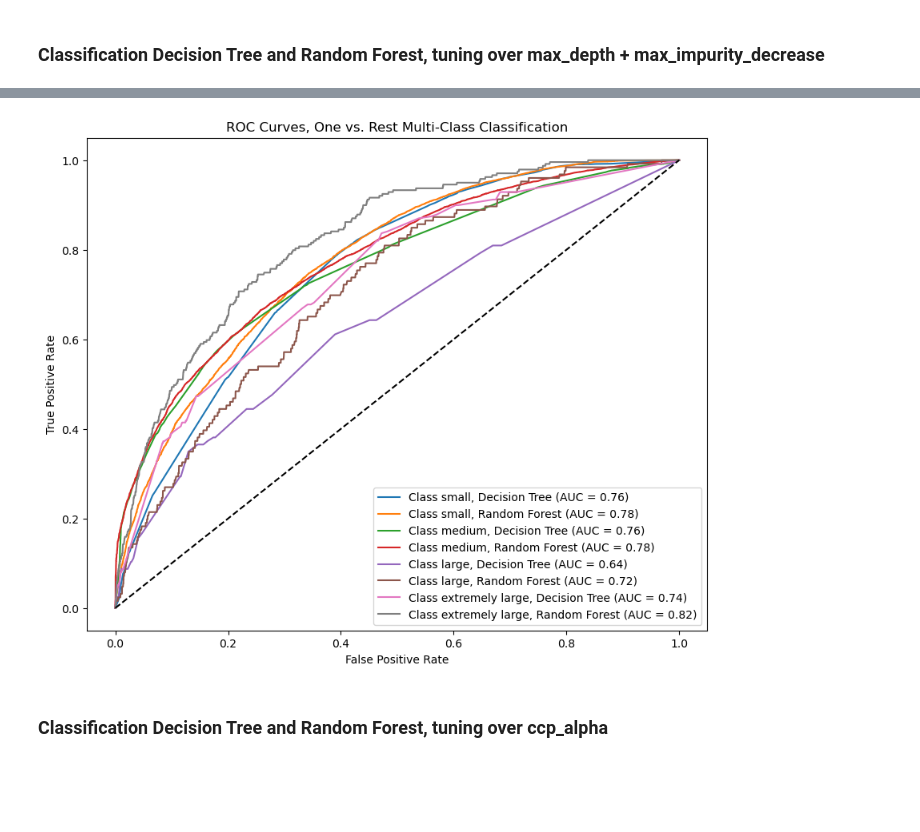
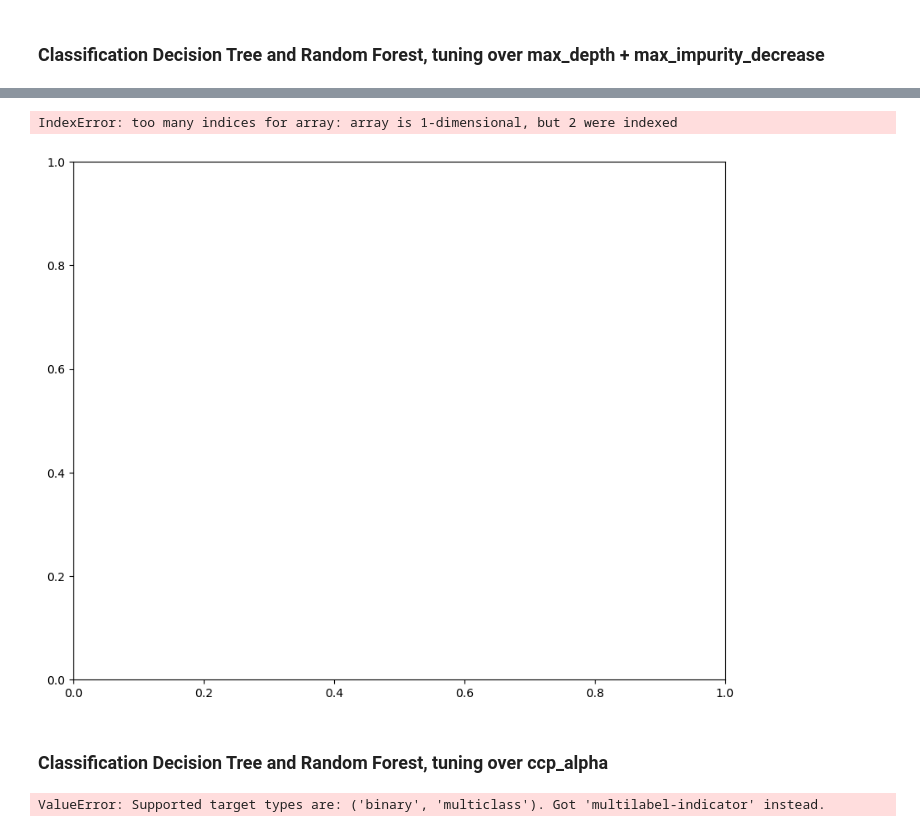
Before and after one commit to danielsavila/Forest-Fire-Prediction, a Jupyter notebook: forest_fire_prediction.ipynb, the cells around one changed output, grey strips where cells are left out. Drawn from its saved outputs; the diff is of its cells as text; code cells hidden in the pictures; blank space fills up the shorter version.

Commit message:
added ccp_alpha tuning to categorical random_forest, broke model. clean up and produce summary of work

```diff
--- a/forest_fire_prediction.ipynb
+++ b/forest_fire_prediction.ipynb
@@ -193,9 +193,9 @@ random_forest = RandomForestRegressor(n_estimators = 30,
                                       n_jobs = -1)
 kfcv = KFold()
 # I use the same paramters as the decision tree model to tune over
-parameters = {"min_impurity_decrease": impurity_decrease,
+parameters_depth_impurity = {"min_impurity_decrease": impurity_decrease,
               "max_depth": depth}
-gscv = RandomizedSearchCV(random_forest, parameters, cv = kfcv, n_jobs = -1, n_iter = 50, random_state = 20)
+gscv = RandomizedSearchCV(random_forest, parameters_depth_impurity, cv = kfcv, n_jobs = -1, n_iter = 50, random_state = 20)
 
 gscv.fit(X_train, y_train)
 print(gscv.best_estimator_)
@@ -328,14 +328,14 @@ tree = DecisionTreeClassifier()
 random_forest = RandomForestClassifier(n_estimators = 30, random_state = 20)
 
 labels = fbc_expanded.loc[:, "fire_size_cat"]
-labels = label_binarize(labels, classes = ["small", "medium", "large", "extremely large"])
 features = fbc_expanded.drop(["fire_size", "fire_size_cat"], axis = 1)
+skfcv = StratifiedKFold(n_splits = 5, shuffle = True, random_state = 20)
 
 X_train, X_test, y_train, y_test = train_test_split(features, labels, test_size = .3, random_state = 20, shuffle = True)
 
 randomized_search_tree = RandomizedSearchCV(tree,
-                                            parameters,
-                                            cv = kfcv,
+                                            parameters_depth_impurity,
+                                            cv = skfcv,
                                             n_iter = 50,
                                             n_jobs = -1,
                                             random_state = 20)
@@ -343,8 +343,8 @@ randomized_search_tree.fit(X_train, y_train)
 print(randomized_search_tree.best_estimator_)
 
 randomized_search_random_forest = RandomizedSearchCV(random_forest,
-                                                     parameters,
-                                                     cv = kfcv,
+                                                     parameters_depth_impurity,
+                                                     cv = skfcv,
                                                      n_iter = 50,
                                                      n_jobs = -1,
                                                      random_state = 20)
@@ -357,44 +367,45 @@ RandomForestClassifier(ccp_alpha=3.189374999999989e-05, n_estimators=30,
 # %%
 #fitting optimized decision tree and random forest classification models
-tree = DecisionTreeClassifier(max_depth = 18,
-                              min_impurity_decrease = 0.00000001)
+#note that the min_impurity_decrease is so small from the previous cell that it is not really worth integrating into these models.
+tree = DecisionTreeClassifier(max_depth = 14)
 
 random_forest = RandomForestClassifier(max_depth = 18,
-                                       min_impurity_decrease = 0.00000001,
                                        n_estimators = 30,
                                        random_state = 20)
 
+y_test_binarized = label_binarize(labels, classes = ["small", "medium", "large", "extremely large"])
 
 tree.fit(X_train, y_train)
 tree_predict_proba = np.array(tree.predict_proba(X_test))
 
 random_forest.fit(X_train, y_train)
 random_forest_predict_proba = np.array(random_forest.predict_proba(X_test))
 
 #visualizing the ROC Curves for each class, for both decision tree and random forest
 fig, ax = plt.subplots(figsize=(10, 8))
 
 # since we are displaying a multiclass one-vs-rest roc curve, we need to iterate through each binarized class in y_test
 class_names = ["small", "medium", "large", "extremely large"]
-for i in range(y_test.shape[1]):
-    tree_roc_display = RocCurveDisplay.from_predictions(y_test[:,i],
+for i in range(y_test_binarized.shape[1]):
+    tree_roc_display = RocCurveDisplay.from_predictions(y_test_binarized[:,i],
                                                         tree_predict_proba[i][:, 1],
                                                         name = f"Class {class_names[i]}, Decision Tree",
                                                         ax = ax)
-    random_forest_roc_display = RocCurveDisplay.from_predictions(y_test[:, i],
+    random_forest_roc_display = RocCurveDisplay.from_predictions(y_test_binarized[:, i],
                                                                  random_forest_predict_proba[i][:,1],
                                                                  name = f"Class {class_names[i]}, Random Forest",
                                                                  ax = ax)
 
 
 plt.plot([0,1], [0,1], color = "black", linestyle = "--")
 plt.xlabel("False Positive Rate")
 plt.ylabel("True Positive Rate")
 plt.title("ROC Curves, One vs. Rest Multi-Class Classification")
 plt.legend(loc = "lower right")
 plt.show()
 # %% [output]
+IndexError: too many indices for array: array is 1-dimensional, but 2 were indexed
-[figure, old version]
+[figure, new version]
 # %% [markdown]
 ### Classification Decision Tree and Random Forest, tuning over ccp_alpha
 # %%
@@ -404,26 +415,43 @@ tree = DecisionTreeClassifier()
 random_forest = RandomForestClassifier(n_estimators = 50, random_state = 20)
 
 #the below captures the cost complexity pruning path for each individual tree withing the random forest.
-ccp_alphas = []
-print("capturing ccp_alphas")
 
+# TREE
 path_tree = tree.cost_complexity_pruning_path(X_train, y_train)
+parameters_tree = {"ccp_alpha": path_tree.ccp_alphas}
+
+randomized_search_tree = RandomizedSearchCV(tree,
+                                            parameters_tree,
+                                            n_jobs = -1,
+                                            n_iter = 50,
+                                            cv = skfcv,
+                                            random_state = 20)
+
+randomized_search_tree.fit(X_train, y_train)
+
+print(randomized_search_tree.best_estimator_)
+
+# RANDOM FOREST
+random_forest.fit(X_train, y_train)
+ccp_alphas_forest = []
 
 for rf_tree in random_forest.estimators_:
     path_random_forest = rf_tree.cost_complexity_pruning_path(X_train, y_train)
-    ccp_alphas.extend(path.ccp_alphas)
+    ccp_alphas_forest.extend(path_random_forest.ccp_alphas)
 
 #we then need to do grid search for each of the ccp_alphas in ccp_alphas
-parameters_rf = {"ccp_alpha": ccp_alphas}
+parameters_rf = {"ccp_alpha": ccp_alphas_forest}
 
 print('conducting grid_search')
-randomized_search = RandomizedSearchCV(random_forest,
-                                       parameters,
+randomized_search_rf = RandomizedSearchCV(random_forest,
+                                       parameters_rf,
                                        n_iter = 50,
                                        n_jobs = -1,
                                        random_state = 20,
-                                       cv = kfcv)
-randomized_search.fit(X_train, y_train)
+                                       cv = skfcv)
+randomized_search_rf.fit(X_train, y_train)
 
 #if everything works right, we should get the best ccp_alpha for the entirety of the random forest model
-print(randomized_search.best_estimator_)
+print(randomized_search_rf.best_estimator_)
+# %% [output]
+ValueError: Supported target types are: ('binary', 'multiclass'). Got 'multilabel-indicator' instead.
```
Also changed, not shown: parts of 9 cells of this notebook.
